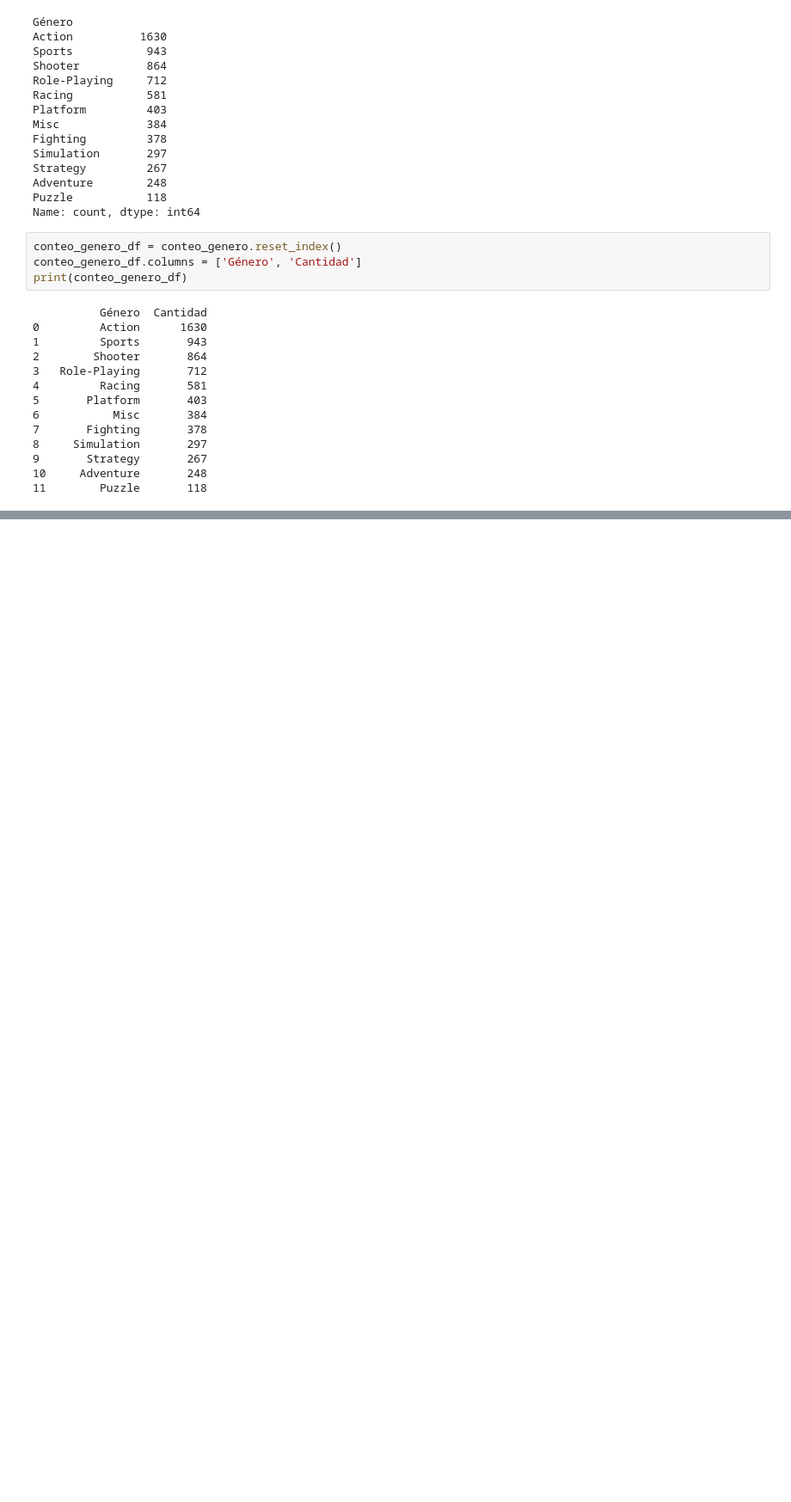
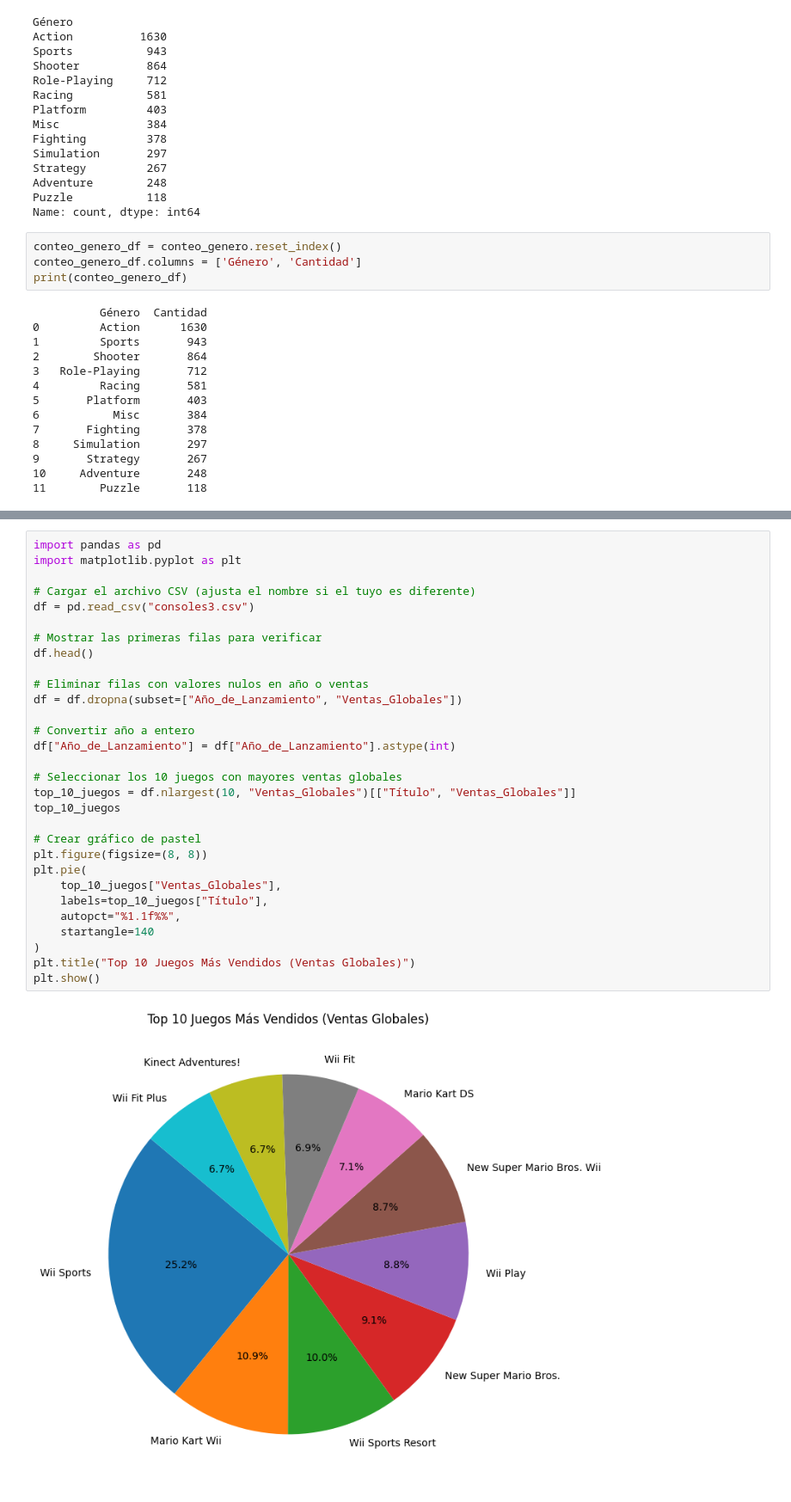
Before and after one commit to Eduardo2828/Notebook-consolas, a Jupyter notebook: notebook.ipynb, the cells around one changed output, grey strips where cells are left out. Shown: that part at 86% size. Drawn from its saved outputs; the diff is of its cells as text; blank space fills up the shorter version.

```diff
--- a/notebook.ipynb
+++ b/notebook.ipynb
@@ -736,0 +737,32 @@ plt.show()
+# %%
+import pandas as pd
+import matplotlib.pyplot as plt
+
+# Cargar el archivo CSV (ajusta el nombre si el tuyo es diferente)
+df = pd.read_csv("consoles3.csv")
+
+# Mostrar las primeras filas para verificar
+df.head()
+
+# Eliminar filas con valores nulos en año o ventas
+df = df.dropna(subset=["Año_de_Lanzamiento", "Ventas_Globales"])
+
+# Convertir año a entero
+df["Año_de_Lanzamiento"] = df["Año_de_Lanzamiento"].astype(int)
+
+# Seleccionar los 10 juegos con mayores ventas globales
+top_10_juegos = df.nlargest(10, "Ventas_Globales")[["Título", "Ventas_Globales"]]
+top_10_juegos
+
+# Crear gráfico de pastel
+plt.figure(figsize=(8, 8))
+plt.pie(
+    top_10_juegos["Ventas_Globales"],
+    labels=top_10_juegos["Título"],
+    autopct="%1.1f%%",
+    startangle=140
+)
+plt.title("Top 10 Juegos Más Vendidos (Ventas Globales)")
+plt.show()
+# %% [output]
+[figure, added]
```
Also changed, not shown: parts of 6 cells of this notebook.
